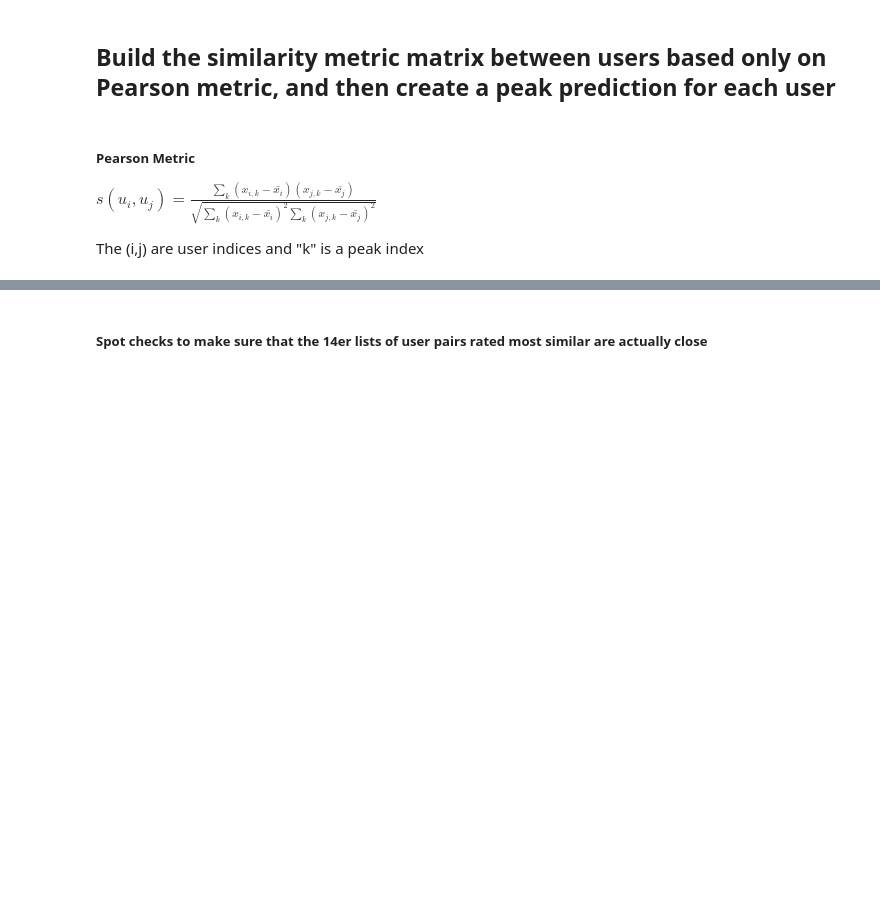
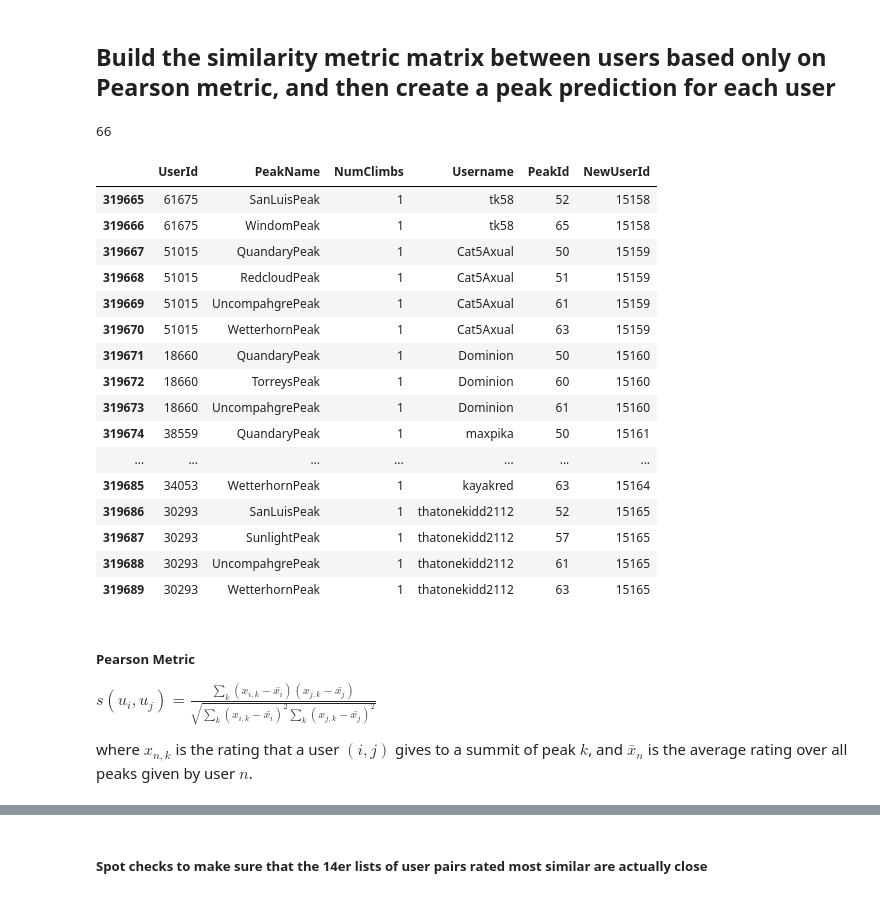
Before and after one commit to cnd9/forumAnalytics, a Jupyter notebook: 14erRecommender_UserUser_Collaborative_Model.ipynb, the cells around one changed output, grey strips where cells are left out. Saved outputs shown, nothing was run; the diff lists cells and outputs as text; code cells hidden in the pictures; blank space fills up the shorter version.

```diff
--- a/14erRecommender_UserUser_Collaborative_Model.ipynb
+++ b/14erRecommender_UserUser_Collaborative_Model.ipynb
@@ -127,6 +175,28 @@ train_data14ers, test_data14ers = train_test_split(df_14ers, test_size=0.25)
 # %%
 train_data_userids = train_data14ers['NewUserId'].tolist()
 test_data_userids = test_data14ers['NewUserId'].tolist()
+# %%
+print(n_14ers)
+df_14ers.tail(25)
+# %% [output]
+66
+|  | UserId | PeakName | NumClimbs | Username | PeakId | NewUserId |
+| 319665 | 61675 | SanLuisPeak | 1 | tk58 | 52 | 15158 |
+| 319666 | 61675 | WindomPeak | 1 | tk58 | 65 | 15158 |
+| 319667 | 51015 | QuandaryPeak | 1 | Cat5Axual | 50 | 15159 |
+| 319668 | 51015 | RedcloudPeak | 1 | Cat5Axual | 51 | 15159 |
+| 319669 | 51015 | UncompahgrePeak | 1 | Cat5Axual | 61 | 15159 |
+| 319670 | 51015 | WetterhornPeak | 1 | Cat5Axual | 63 | 15159 |
+| 319671 | 18660 | QuandaryPeak | 1 | Dominion | 50 | 15160 |
+| 319672 | 18660 | TorreysPeak | 1 | Dominion | 60 | 15160 |
+| 319673 | 18660 | UncompahgrePeak | 1 | Dominion | 61 | 15160 |
+| 319674 | 38559 | QuandaryPeak | 1 | maxpika | 50 | 15161 |
+| ... | ... | ... | ... | ... | ... | ... |
+| 319685 | 34053 | WetterhornPeak | 1 | kayakred | 63 | 15164 |
+| 319686 | 30293 | SanLuisPeak | 1 | thatonekidd2112 | 52 | 15165 |
+| 319687 | 30293 | SunlightPeak | 1 | thatonekidd2112 | 57 | 15165 |
+| 319688 | 30293 | UncompahgrePeak | 1 | thatonekidd2112 | 61 | 15165 |
+| 319689 | 30293 | WetterhornPeak | 1 | thatonekidd2112 | 63 | 15165 |
 # %%
 full_data_matrix = -1*np.ones((n_14er_users, n_14ers))
 for line in df_14ers.itertuples():
@@ -140,5 +210,5 @@ test_data_matrix[test_data_userids,:]=0
 
 $s(u_i,u_j)=\frac{\sum_k (x_{i,k}-\bar{x_i})(x_{j,k}-\bar{x_j})}{\sqrt{\sum_k (x_{i,k}-\bar{x_i})^2 \sum_k (x_{j,k}-\bar{x_j})^2}}$
 
-The (i,j) are user indices and "k" is a peak index
+where $x_{n,k}$ is the rating that a user $(i,j)$ gives to a summit of peak $k$, and $\bar{x}_n$ is the average rating over all peaks given by user $n$.
 # %%
```
Also changed, not shown: parts of 38 cells of this notebook.
